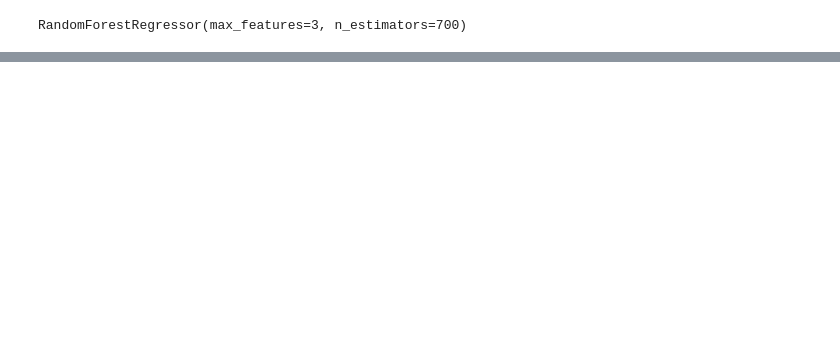
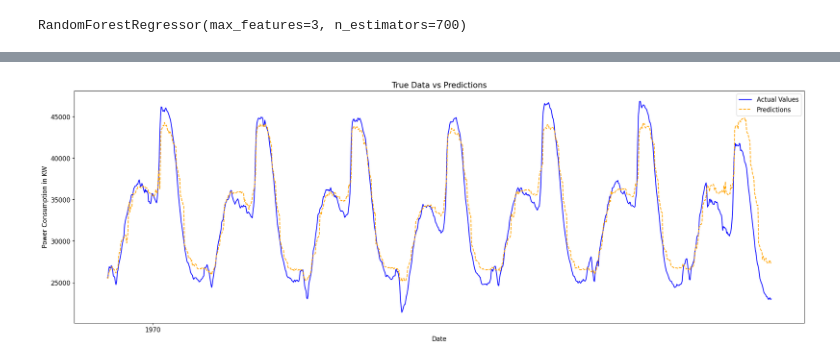
Before and after one commit to tantowish/how-to-train-your-ai-before-deadline, a Jupyter notebook: test.ipynb, the cells around one changed output, grey strips where cells are left out. Cells and saved outputs as stored; diff of their text form; code cells hidden in the pictures; blank space fills up the shorter version.

```diff
--- a/test.ipynb
+++ b/test.ipynb
@@ -474,0 +454,15 @@ res
+# %%
+plt.figure(figsize=(25, 8))
+plt.plot(y_test.index[:1000], y_test.values[:1000], label='Actual Values', color='blue')
+plt.plot(y_test.index[:1000], y_pred[:1000], label='Predictions', linestyle='--', color='orange')
+
+plt.title('True Data vs Predictions', fontsize=15)
+plt.xlabel('Date', fontsize=12)
+plt.ylabel('Power Consumption in KW', fontsize=12)
+plt.xticks(fontsize=12)
+plt.yticks(fontsize=12)
+plt.legend(fontsize=12)
+
+plt.show()
+# %% [output]
+[figure, added]
```
Also changed, not shown: parts of 4 cells of this notebook.
